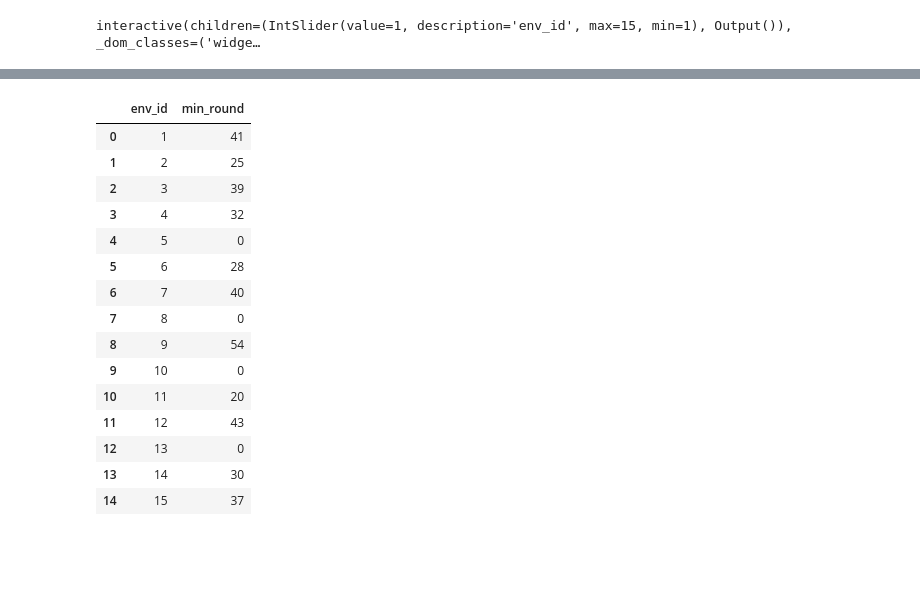
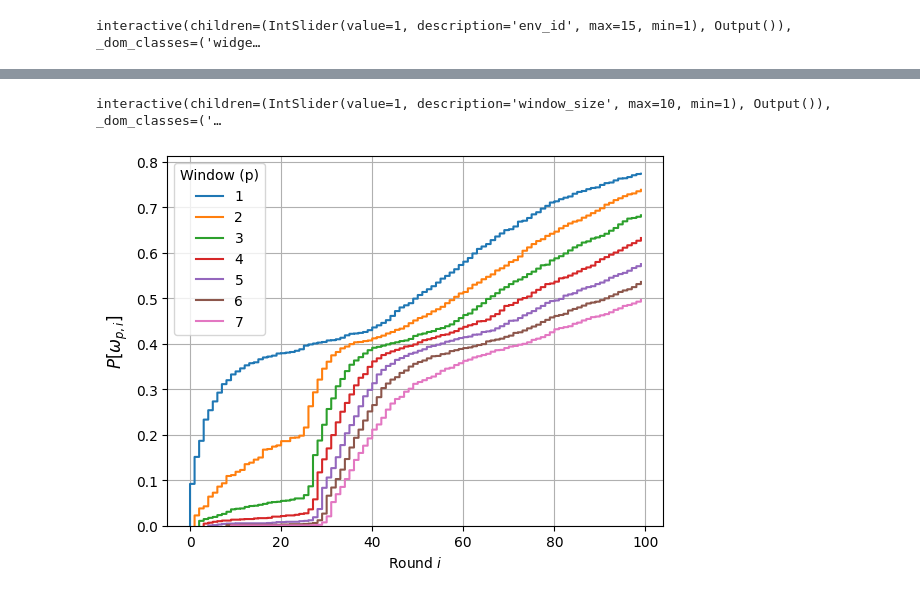
Before and after one commit to ephoris/endure-jupyter, a Jupyter notebook: experiments/mlos_sandbox.ipynb, the cells around one changed output, grey strips where cells are left out. Drawn from its saved outputs; the diff is of its cells as text; code cells hidden in the pictures; blank space fills up the shorter version.

```diff
--- a/experiments/mlos_sandbox.ipynb
+++ b/experiments/mlos_sandbox.ipynb
@@ -297,19 +302,0 @@ plt.show()
-# %%
-df
-# %% [output]
-|  | env_id | min_round |
-| 0 | 1 | 41 |
-| 1 | 2 | 25 |
-| 2 | 3 | 39 |
-| 3 | 4 | 32 |
-| 4 | 5 | 0 |
-| 5 | 6 | 28 |
-| 6 | 7 | 40 |
-| 7 | 8 | 0 |
-| 8 | 9 | 54 |
-| 9 | 10 | 0 |
-| 10 | 11 | 20 |
-| 11 | 12 | 43 |
-| 12 | 13 | 0 |
-| 13 | 14 | 30 |
-| 14 | 15 | 37 |
@@ -315,0 +319,24 @@ df
+# %%
+window_size_widget = IntSlider(min=1, max=10, step=1)
+iplot_cdf = interactive(plot_windowing_cdf, window_size=window_size_widget)
+iplot_cdf
+# %% [output]
+interactive(children=(IntSlider(value=1, description='window_size', max=10, min=1), Output()), _dom_classes=('…
+# %%
+fig, ax = plt.subplots()
+for window_size in range(1, 8):
+    data = []
+    for (env_id, trial), group in run_table.groupby(['env_id', 'trial']):
+        valid_idx = group.cost.le(ltune_table.query(f'env_id == {env_id}').cost.values[0]) \
+                         .rolling(window_size).min().fillna(0) \
+                         .to_numpy().nonzero()[0]
+        data.append(float('inf') if len(valid_idx) == 0 else valid_idx[0])
+    ax.ecdf(data, label=f"{window_size}", complementary=False)
+
+ax.set_xlabel("Round $i$")
+ax.set_ylabel("$P[\omega_{p,i}]$", size=12)
+ax.grid()
+ax.legend(title="Window (p)")
+plt.show()
+# %% [output]
+[figure, added]
```
Also changed, not shown: parts of 22 cells of this notebook.
